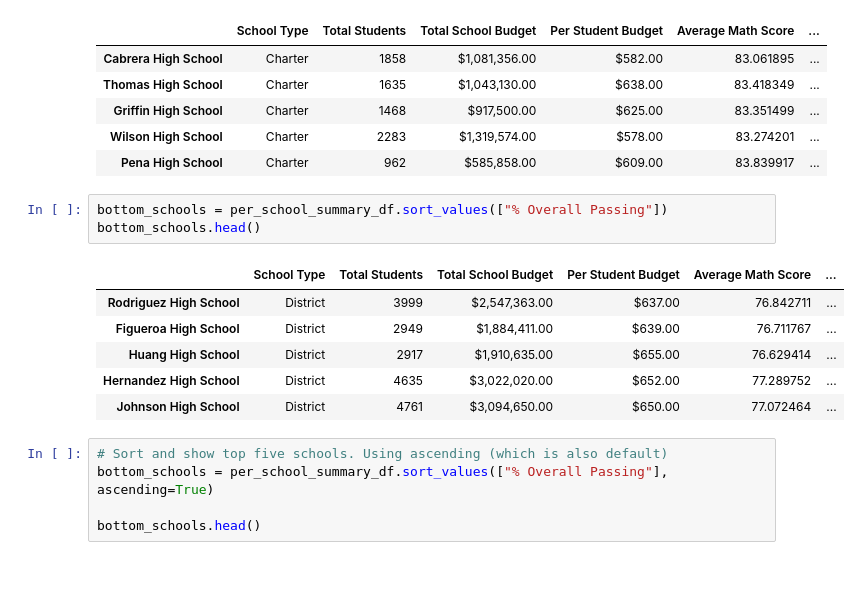
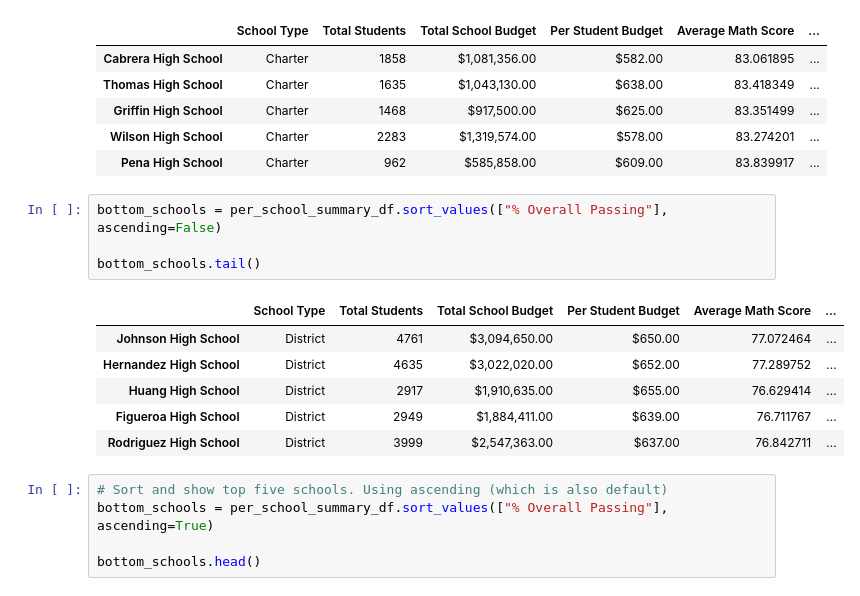
Before and after one commit to andeevosters/School_District_Analysis, a Jupyter notebook: PyCitySchools.ipynb, the cells around one changed output. Drawn from its saved outputs; the diff is of its cells as text.

```diff
--- a/PyCitySchools.ipynb
+++ b/PyCitySchools.ipynb
@@ -965,15 +1075,16 @@ top_schools.head()
 | Wilson High School | Charter | 2283 | $1,319,574.00 | $578.00 | 83.274201 | ... |
 | Pena High School | Charter | 962 | $585,858.00 | $609.00 | 83.839917 | ... |
 # %%
-bottom_schools = per_school_summary_df.sort_values(["% Overall Passing"])
-bottom_schools.head()
+bottom_schools = per_school_summary_df.sort_values(["% Overall Passing"], ascending=False)
+
+bottom_schools.tail()
 # %% [output]
 |  | School Type | Total Students | Total School Budget | Per Student Budget | Average Math Score | ... |
+| Johnson High School | District | 4761 | $3,094,650.00 | $650.00 | 77.072464 | ... |
+| Hernandez High School | District | 4635 | $3,022,020.00 | $652.00 | 77.289752 | ... |
+| Huang High School | District | 2917 | $1,910,635.00 | $655.00 | 76.629414 | ... |
+| Figueroa High School | District | 2949 | $1,884,411.00 | $639.00 | 76.711767 | ... |
 | Rodriguez High School | District | 3999 | $2,547,363.00 | $637.00 | 76.842711 | ... |
-| Figueroa High School | District | 2949 | $1,884,411.00 | $639.00 | 76.711767 | ... |
-| Huang High School | District | 2917 | $1,910,635.00 | $655.00 | 76.629414 | ... |
-| Hernandez High School | District | 4635 | $3,022,020.00 | $652.00 | 77.289752 | ... |
-| Johnson High School | District | 4761 | $3,094,650.00 | $650.00 | 77.072464 | ... |
 # %%
 # Sort and show top five schools. Using ascending (which is also default)
 bottom_schools = per_school_summary_df.sort_values(["% Overall Passing"], ascending=True)
```
Also changed, not shown: parts of 54 cells of this notebook, 21 other files.
